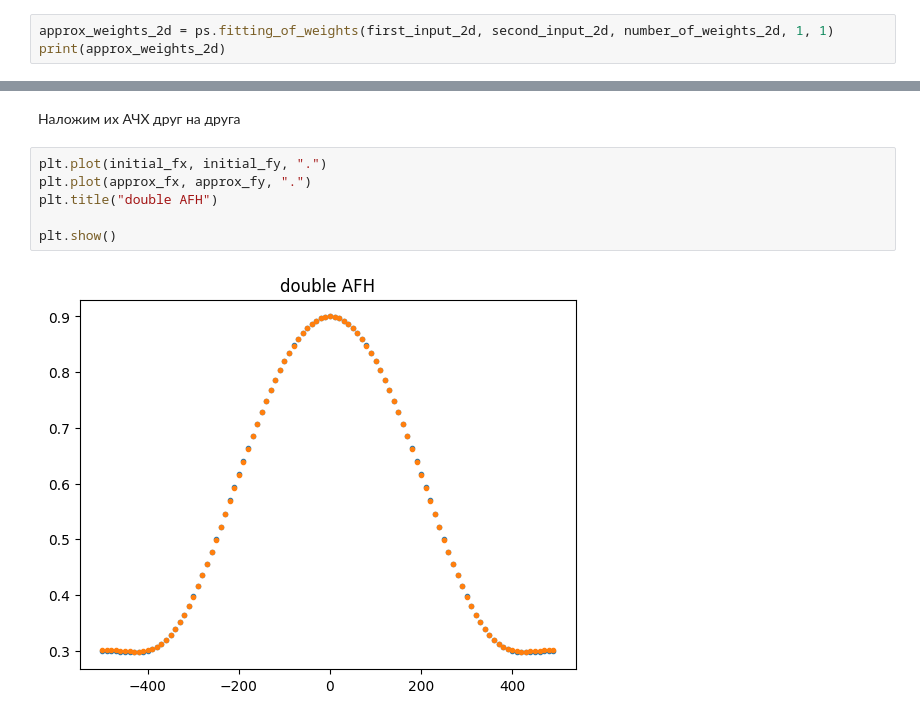
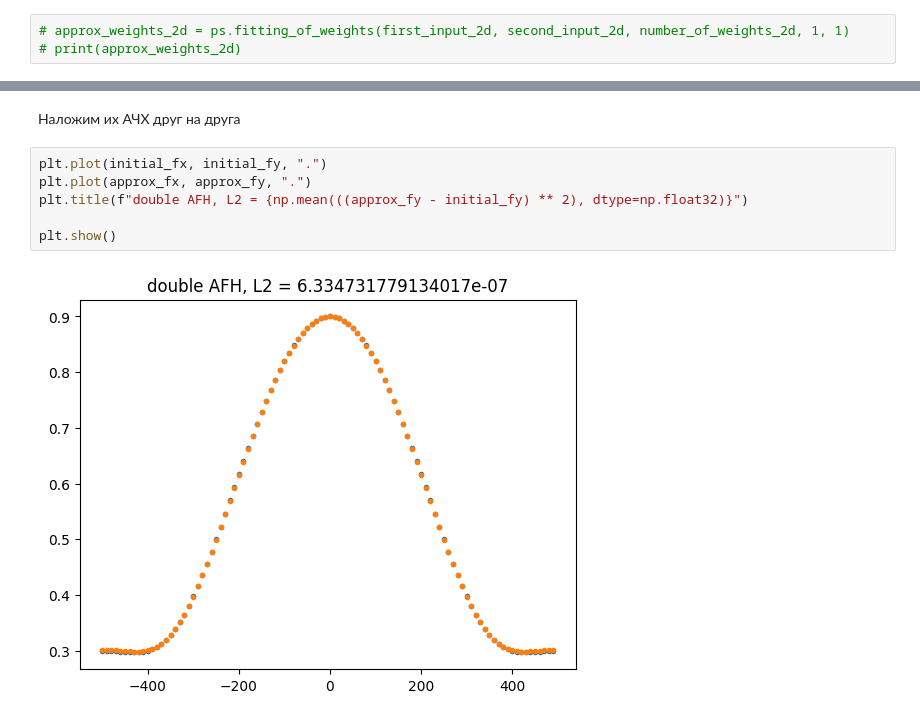
Before and after one commit to dd114/Adaptive-filter-1, a Jupyter notebook: Adaptive-filter-1.ipynb, the cells around one changed output, grey strips where cells are left out. Drawn from its saved outputs; the diff is of its cells as text.

```diff
--- a/Adaptive-filter-1.ipynb
+++ b/Adaptive-filter-1.ipynb
@@ -90,3 +92,3 @@ number_of_weights_2d = 1
 # %%
-approx_weights_2d = ps.fitting_of_weights(first_input_2d, second_input_2d, number_of_weights_2d, 1, 1)
-print(approx_weights_2d)
+# approx_weights_2d = ps.fitting_of_weights(first_input_2d, second_input_2d, number_of_weights_2d, 1, 1)
+# print(approx_weights_2d)
@@ -308,8 +293,8 @@ plt.show()
 # %%
 plt.plot(initial_fx, initial_fy, ".")
 plt.plot(approx_fx, approx_fy, ".")
-plt.title("double AFH")
+plt.title(f"double AFH, L2 = {np.mean(((approx_fy - initial_fy) ** 2), dtype=np.float32)}")
 
 plt.show()
 # %% [output]
-[figure, old version]
+[figure, new version]
```
Also changed, not shown: parts of 4 cells of this notebook, 1 other file.
